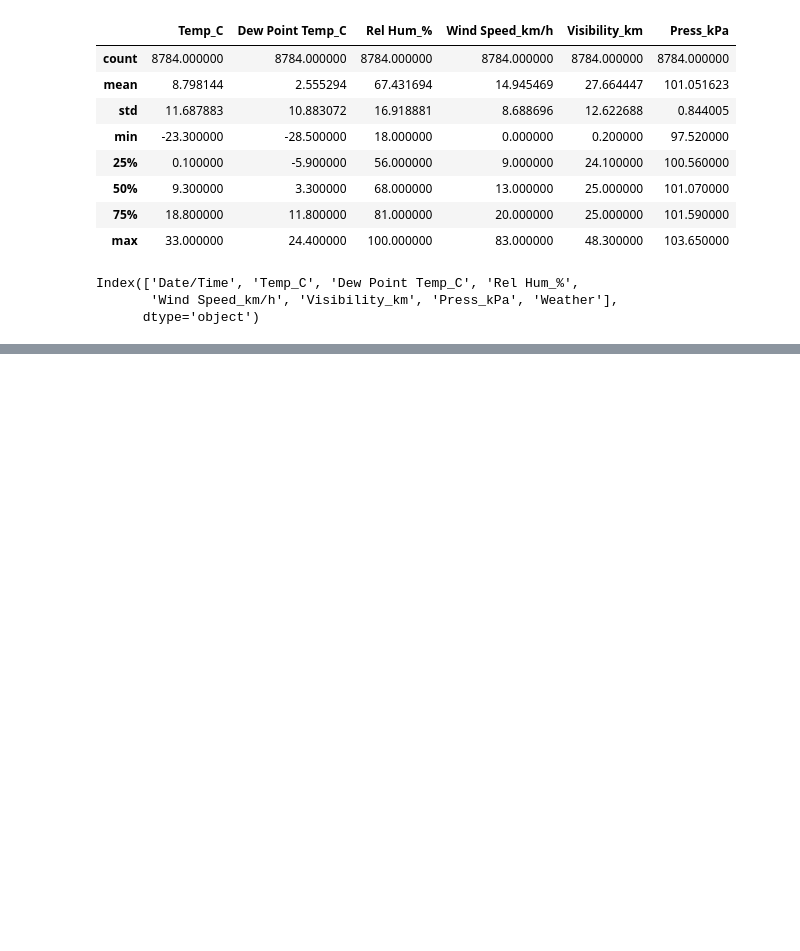
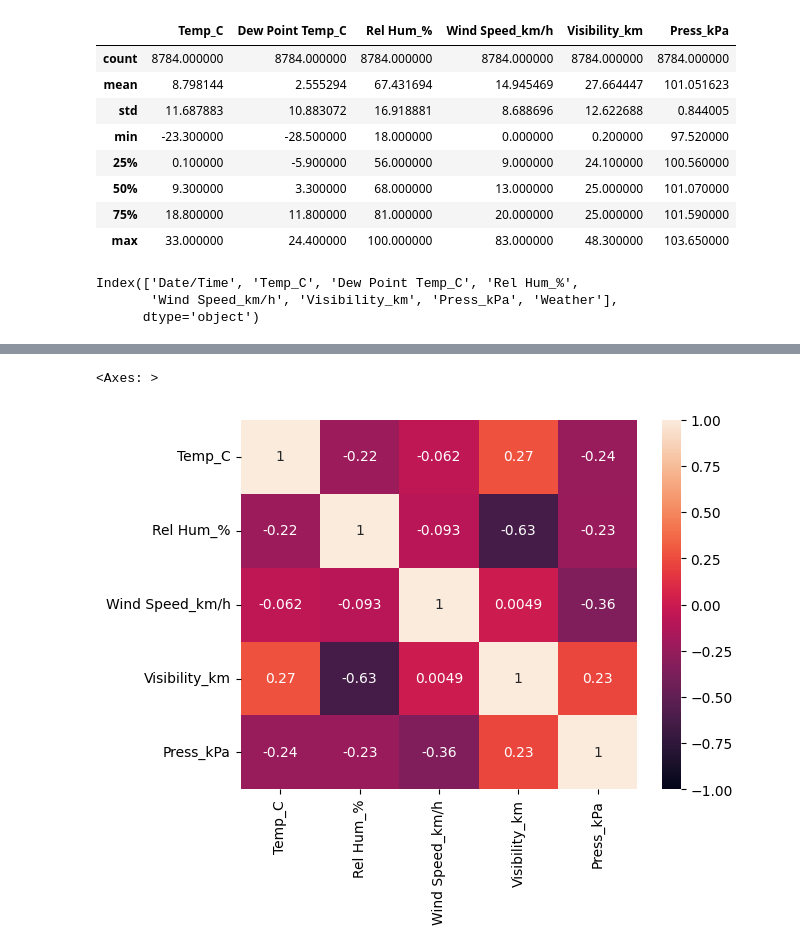
Before and after one commit to JayaWinata/Weather-EDA, a Jupyter notebook: weather_EDA.ipynb, the cells around one changed output, grey strips where cells are left out. Drawn from its saved outputs; the diff is of its cells as text; code cells hidden in the pictures; blank space fills up the shorter version.

```diff
--- a/weather_EDA.ipynb
+++ b/weather_EDA.ipynb
@@ -64,0 +99,5 @@ numeric_df = df[['Temp_C', 'Rel Hum_%', 'Wind Speed_km/h', 'Visibility_km', 'Pre
+# %%
+sns.heatmap(numeric_df.corr(),annot=True,vmax=1,vmin=-1)
+# %% [output]
+<Axes: >
+[figure, added]
```
Also changed, not shown: parts of 13 cells of this notebook.
